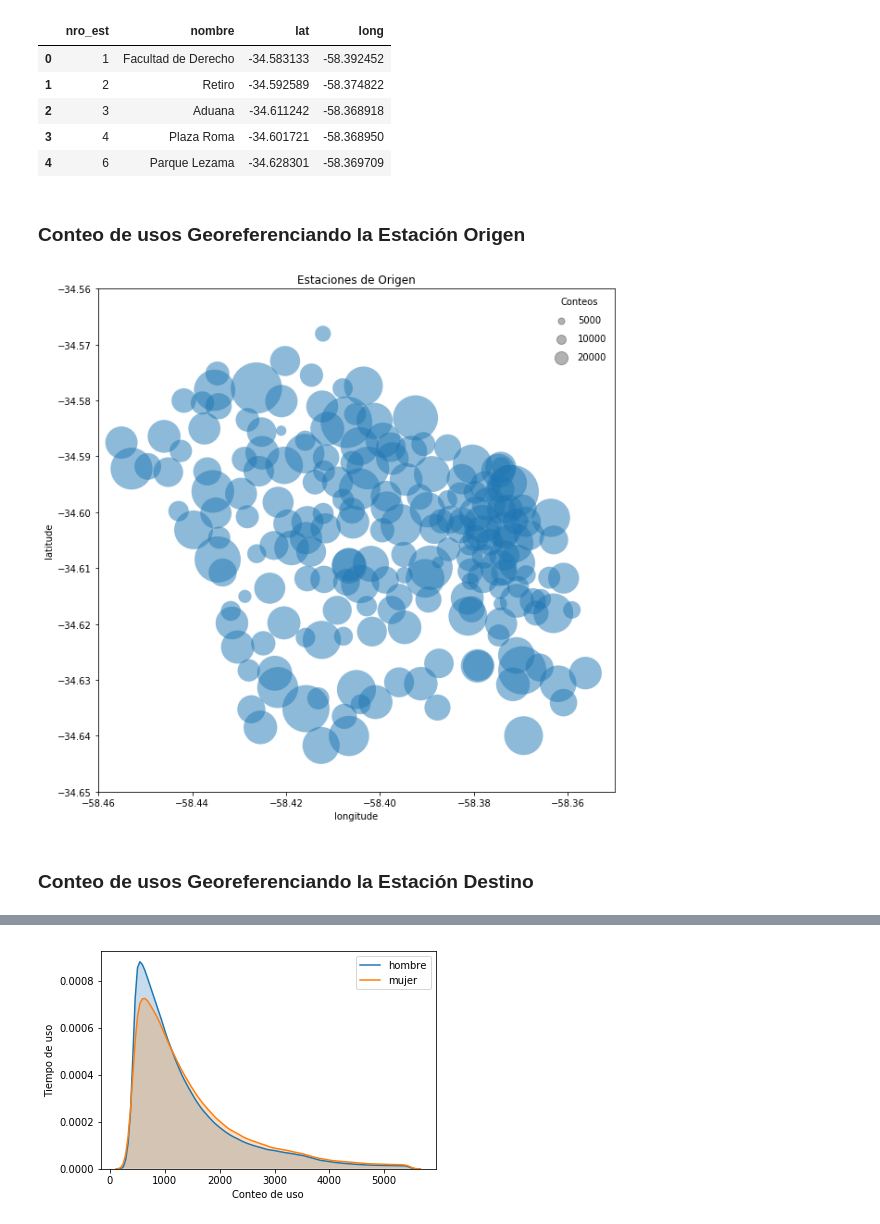
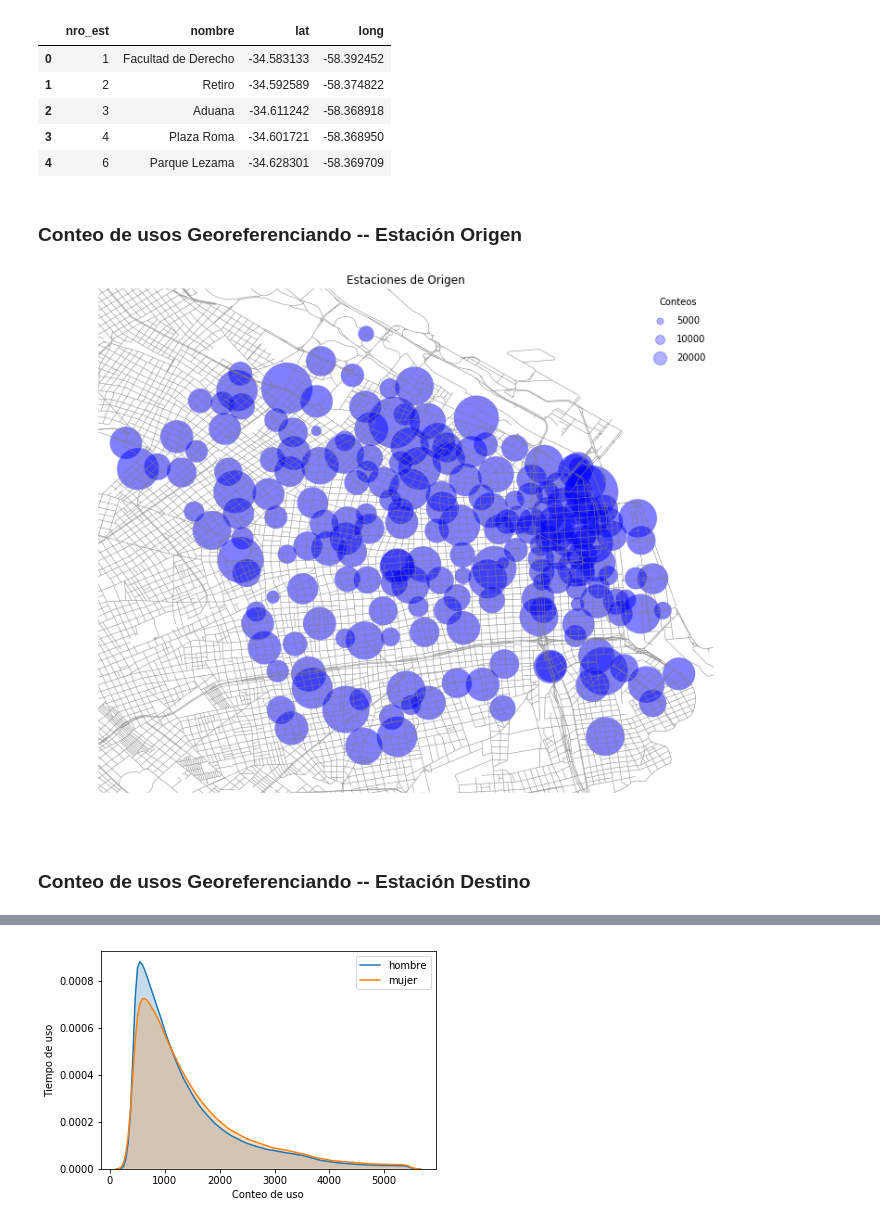
Before and after one commit to pydarg/CABA_MyT_BicicletasPublicas, a Jupyter notebook: notebooks/05.01-DF_2018.ipynb, the cells around one changed output, grey strips where cells are left out. Saved outputs shown, nothing was run; the diff lists cells and outputs as text; code cells hidden in the pictures.

Commit message:
Agregamos de fondo el mapa de CABA al conteo de uso de estaciones

```diff
--- a/notebooks/05.01-DF_2018.ipynb
+++ b/notebooks/05.01-DF_2018.ipynb
@@ -358,26 +362,33 @@ estaciones.head()
 | 3 | 4 | Plaza Roma | -34.601721 | -58.368950 |
 | 4 | 6 | Parque Lezama | -34.628301 | -58.369709 |
 # %% [markdown]
-### Conteo de usos Georeferenciando la Estación Origen
+### Conteo de usos Georeferenciando -- Estación Origen
+# %%
+#cargamos nuestro openstreetmap
+G = ox.graph_from_place('Caba, Argentina', network_type='drive')
+ox.save_graph_shapefile(G, 'openstreetmap_argentina', folder='.')
+streets = geopandas.read_file("openstreetmap_argentina/edges/")
 # %%
-fig, ax = plt.subplots(1, figsize=(10, 10))
+ax = streets.plot(linewidth=0.5, color='grey', figsize=(15, 10))
+
 lat, lon = estaciones['lat'], estaciones['long']
 
 counts = df['bici_estacion_origen'].value_counts().sort_index()
-plt.scatter(lon, lat, label=None, s=(counts/10), linewidth=0, alpha=0.5, )
+plt.scatter(lon, lat, c='b', label=None, s=(counts/10), linewidth=0, alpha=0.5, )
 
 plt.xlabel('longitude')
 plt.ylabel('latitude')
 plt.title('Estaciones de Origen')
 
 plt.ylim(-34.65,-34.56)
 plt.xlim(-58.46,-58.35)
 
 for counts in [5000, 10000, 20000]:
-    plt.scatter([], [], c='k', alpha=0.3, s=(counts/100), label=str(counts))
+    plt.scatter([], [], c='b', alpha=0.3, s=(counts/100), label=str(counts))
 plt.legend(scatterpoints=1, frameon=False, labelspacing=1, title='Conteos');
+ax.set_axis_off();
 # %% [output]
-[figure, old version]
+[figure, new version]
 # %% [markdown]
-### Conteo de usos Georeferenciando la Estación Destino
+### Conteo de usos Georeferenciando -- Estación Destino
 # %%
```
Also changed, not shown: parts of 3 cells of this notebook, 10 other files.
